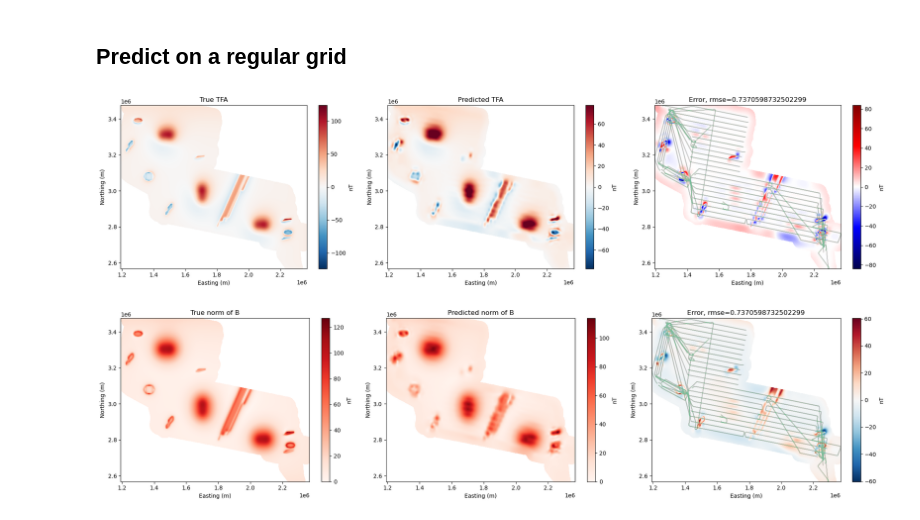
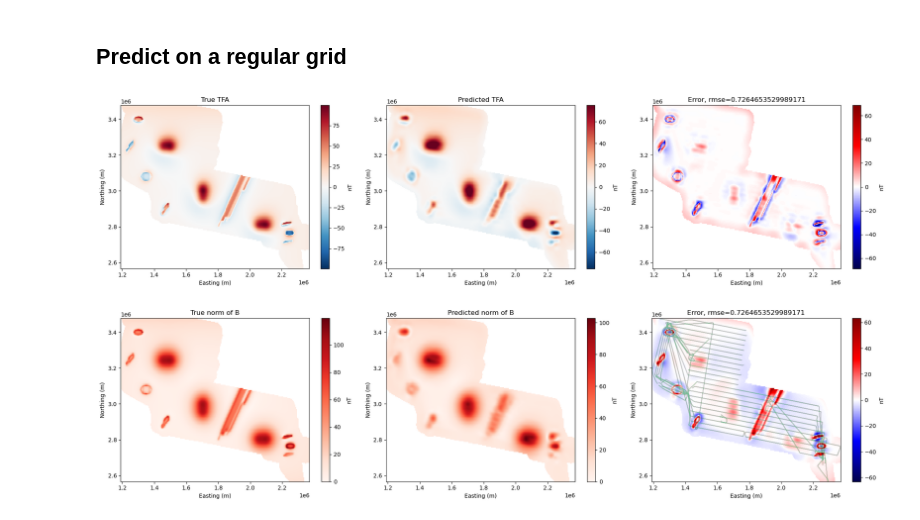
Before and after one commit to compgeolab/eqs-magnetic-dual-layer, a Jupyter notebook: code/05_icegrav_synthetic.ipynb, the cells around one changed output. Drawn from its saved outputs; the diff is of its cells as text; code cells hidden in the pictures.

Commit message:
Edited ICEGRAV synthetic. Tested deep eqs block averaging. Tested shallow eqs block averaging and gb window sizing.

```diff
--- a/code/05_icegrav_synthetic.ipynb
+++ b/code/05_icegrav_synthetic.ipynb
@@ -176,8 +251,8 @@ plt.show()
 # %% [markdown]
 ## Fit the deep residuals with gradient-boosted sources
 # %%
-dampings_shallow_eqs = [1e2, 1e3, 1e4]
-depths_shallow_eqs = [25e3, 26e3, 27e3]
+dampings_shallow_eqs = [1e5]
+depths_shallow_eqs = [27e3]
 # %%
 parameter_sets_shallow_eqs = [
     dict(damping=combo[0], depth=combo[1])
@@ -200,7 +275,7 @@ damping = []
 source_depth = []
 for parameters in parameter_sets_shallow_eqs:
     print(parameters)
-    eqs_shallow = eqs.EquivalentSourcesMagneticGB(random_state=0, block_size=1e3, window_size=1e4, **parameters)
+    eqs_shallow = eqs.EquivalentSourcesMagneticGB(random_state=0, block_size=5e3, window_size=5e4, **parameters)
     tmp = []
     for train, test in kfold.split(features):
         eqs_shallow.fit(
@@ -253,6 +320,6 @@ parameter_sets_shallow_eqs[best]
 # %%
 %%time
-eqs_shallow = eqs.EquivalentSourcesMagneticGB(random_state=0, block_size=1e3, window_size=1e4, **parameter_sets_shallow_eqs[best], repeat=2)
+eqs_shallow = eqs.EquivalentSourcesMagneticGB(random_state=0, block_size=5e3, window_size=5e4, **parameter_sets_shallow_eqs[best], repeat=2)
 eqs_shallow.fit(coordinates, tfa_residuals, field_direction)
 print("dipole height:", eqs_shallow.dipole_coordinates_[2][0])
 print("window size:", eqs_shallow.window_size_)
@@ -286,12 +353,3 @@ plt.show()
 # %% [markdown]
 ## Predict on a regular grid
-# %%
-grid_coordinates = vd.grid_coordinates(vd.get_region(coordinates), spacing=1e3, extra_coords=3e3)
-mask = vd.distance_mask(data_coordinates=coordinates, maxdist=5e4, coordinates=grid_coordinates)
-# mask = vd.convexhull_mask(coordinates, grid_coordinates)
-grid_coords_masked = (
-    np.array((xr.DataArray(grid_coordinates[0])).where(mask, drop=False)),
-    np.array((xr.DataArray(grid_coordinates[1])).where(mask, drop=False)),
-    np.array((xr.DataArray(grid_coordinates[2])).where(mask, drop=False))
-)
 # %%
@@ -323,7 +382,7 @@ plt.colorbar(label="nT")
 plt.subplot(1,3,3)
 scale = vd.maxabs(error_tfa)
 plt.pcolormesh(*grid_coordinates[:2], error_tfa, cmap="seismic", vmin=-scale, vmax=scale)
-plt.plot(*coordinates[:2], ".", color="#79BD9A", markersize=0.004, label='deep sources')
+# plt.plot(*coordinates[:2], ".", color="#79BD9A", markersize=0.004, label='deep sources')
 plt.title('Error, rmse={}'.format(rmse_tfa))
 plt.xlabel("Easting (m)")
 plt.ylabel("Northing (m)")
@@ -331,4 +390,4 @@ plt.colorbar(label="nT")
 plt.tight_layout()
 plt.show()
 # %% [output]
-[figure, old version]
+[figure, new version]
@@ -340,30 +394,30 @@ rmse_bnorm = np.sqrt(np.square(~np.isnan(error_bnorm)).mean())
 # %%
 plt.figure(figsize=(20,5))
 plt.subplot(1,3,1)
 scale = vd.maxabs(true_bnorm)
 plt.pcolormesh(*grid_coordinates[:2], true_bnorm, cmap="Reds", vmin=0, vmax=scale)
 plt.title("True norm of B")
 plt.xlabel("Easting (m)")
 plt.ylabel("Northing (m)")
 plt.colorbar(label="nT")
 
 plt.subplot(1,3,2)
 scale = vd.maxabs(predicted_bnorm)
 plt.pcolormesh(*grid_coordinates[:2], predicted_bnorm, cmap="Reds", vmin=0, vmax=scale)
 plt.title("Predicted norm of B")
 plt.xlabel("Easting (m)")
 plt.ylabel("Northing (m)")
 plt.colorbar(label="nT")
 
 plt.subplot(1,3,3)
 scale = vd.maxabs(error_bnorm)
-plt.pcolormesh(*grid_coordinates[:2], error_bnorm, cmap="RdBu_r", vmin=-scale, vmax=scale)
+plt.pcolormesh(*grid_coordinates[:2], error_bnorm, cmap="seismic", vmin=-scale, vmax=scale)
 plt.plot(*coordinates[:2], ".", color="#79BD9A", markersize=0.004, label='deep sources')
 plt.title('Error, rmse={}'.format(rmse_bnorm))
 plt.xlabel("Easting (m)")
 plt.ylabel("Northing (m)")
 plt.colorbar(label="nT")
 plt.tight_layout()
 plt.show()
 # %% [output]
-[figure, old version]
+[figure, new version]
```
Also changed, not shown: parts of 19 cells of this notebook, 4 other files.
